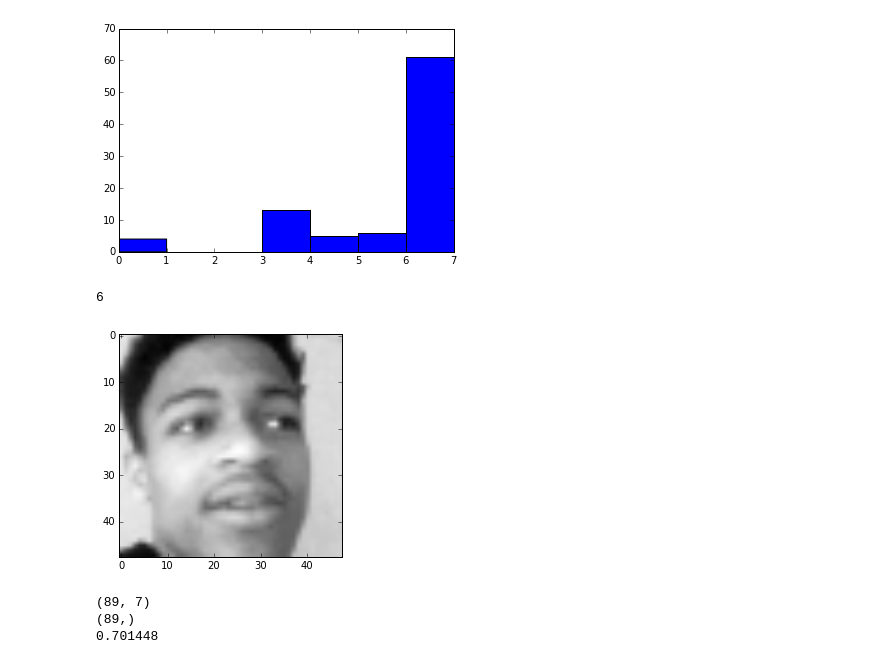
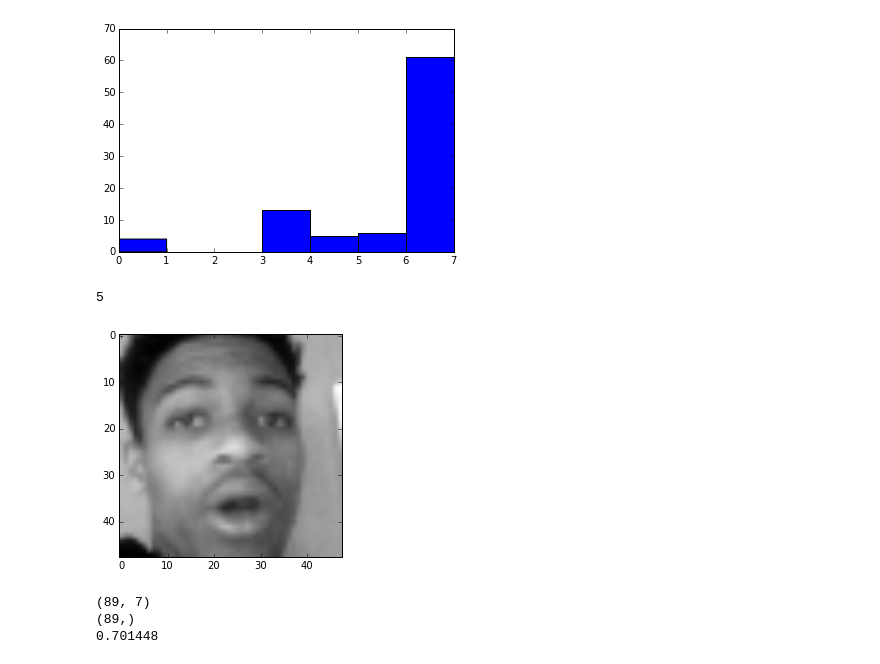
Before and after one commit to sagarjoglekar/vineCrawl, a Jupyter notebook: notebooks/UsePretrainedCNN.ipynb, the cells around one changed output. Cells and saved outputs as stored; diff of their text form; code cells hidden in the pictures.

```diff
--- a/notebooks/UsePretrainedCNN.ipynb
+++ b/notebooks/UsePretrainedCNN.ipynb
@@ -247,7 +251,7 @@ def model(X, w, b , w2, b2 ,  w3, b3, w4, b4, w5 , b5, w6 , b6 , w_o, b_o, p_dro
     return l1, l2, l3, l4, l5, l6, pyx
 # %%
 #Predict Loop
-modelParams = open("ModelsV1/ModelSnapshot1000.pkl")
+modelParams = open("../Models/ModelsV1/ModelSnapshot1000.pkl")
 Params = cPickle.load(modelParams)
 # %%
 X = T.ftensor4()
@@ -277,11 +281,11 @@ plt.hist(predicted_vine, bins=[0, 1, 2, 3,4 ,5 ,6 , 7])
  <a list of 7 Patch objects>)
 [figure]
 # %%
-plt.imshow(videoFaces[55][0][:][:], cmap = cm.Greys_r)
-print predicted_vine[55]
+plt.imshow(videoFaces[10][0][:][:], cmap = cm.Greys_r)
+print predicted_vine[10]
 # %% [output]
-6
+5
-[figure, old version]
+[figure, new version]
 # %%
 print vinePy_x.shape
 a = vinePy_x[:,6]
```
Also changed, not shown: parts of 19 cells of this notebook, 15 other files.
